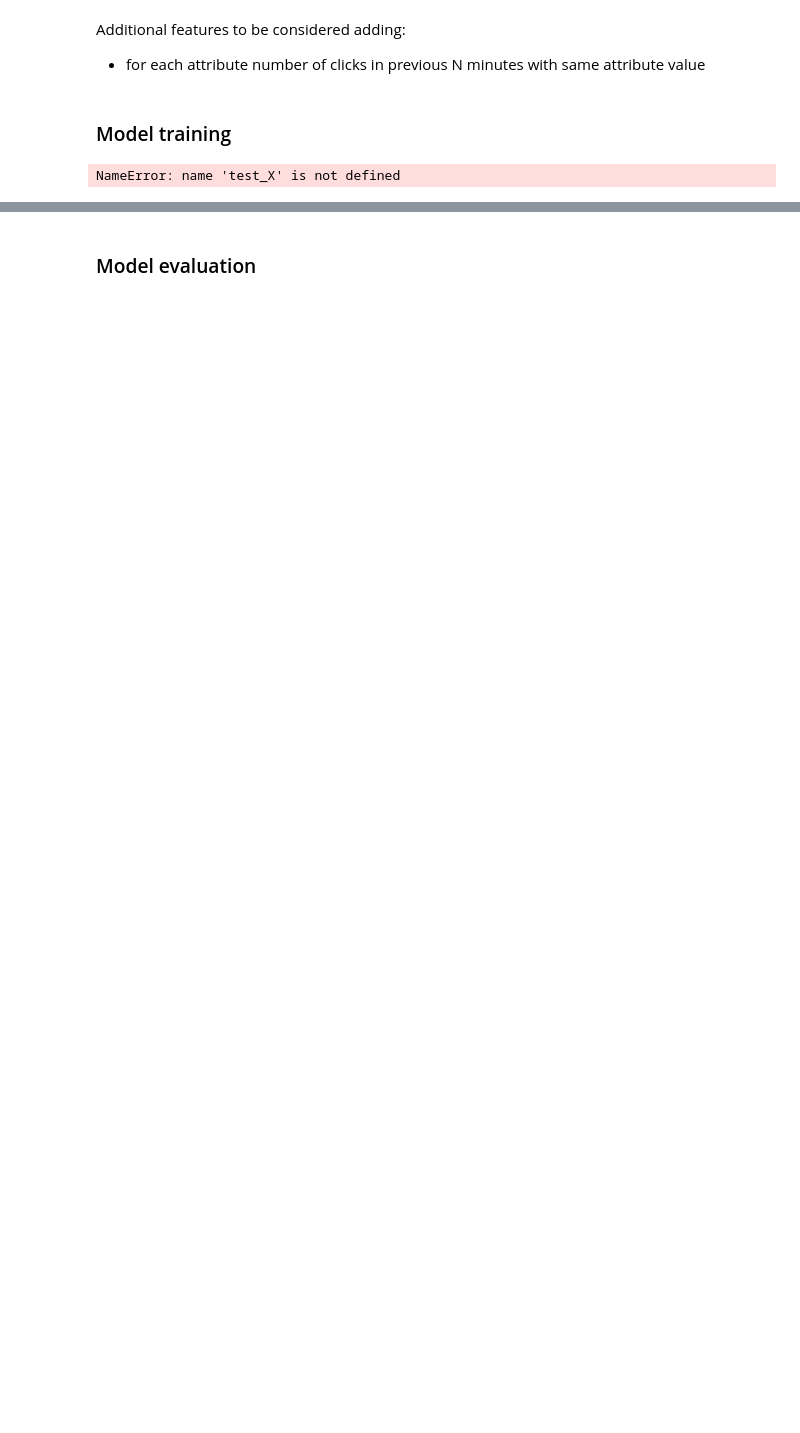
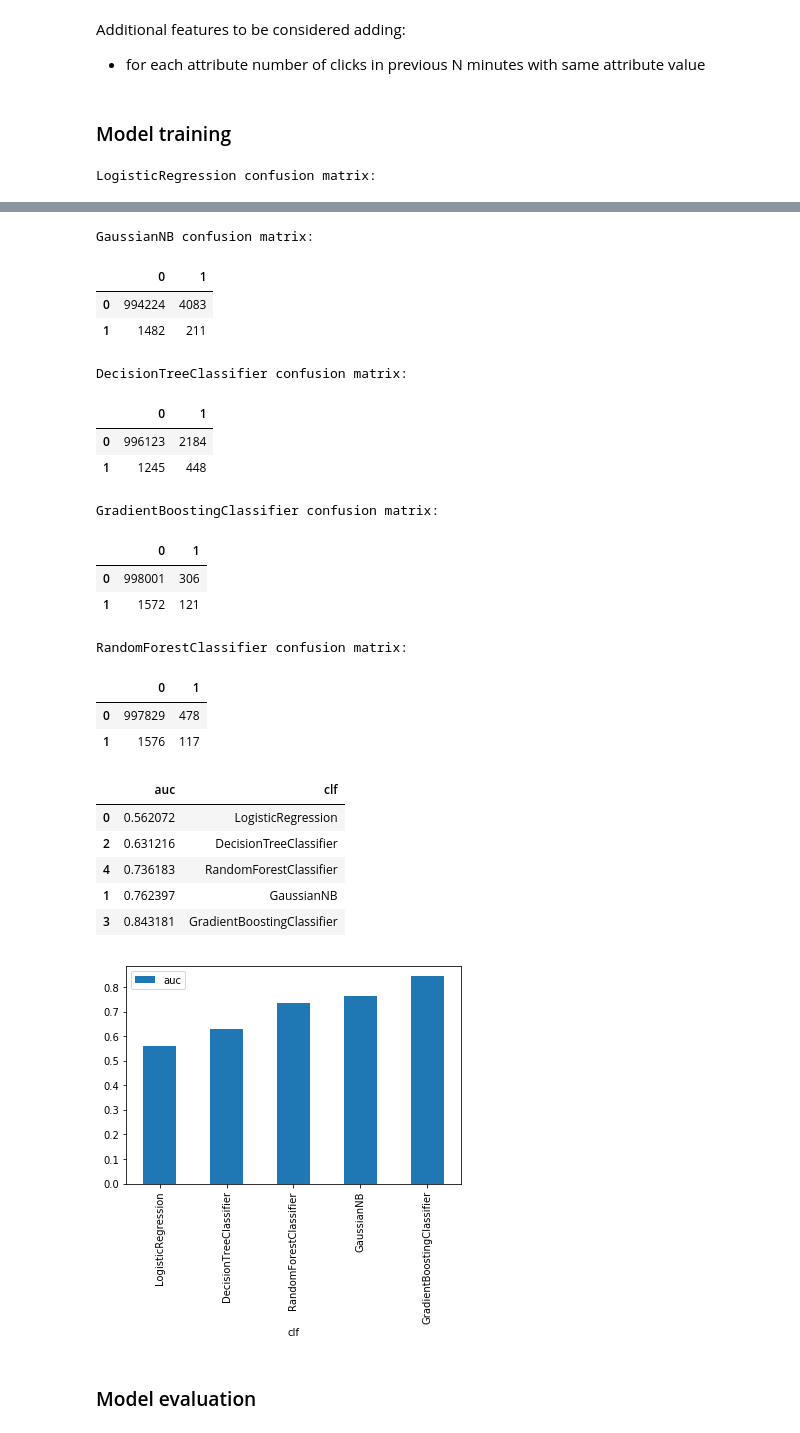
Before and after one commit to dkomlen/kaggle, a Jupyter notebook: talkingdata-adtracking-fraud-detection/fraud-detection.ipynb, the cells around one changed output, grey strips where cells are left out. Drawn from its saved outputs; the diff is of its cells as text; code cells hidden in the pictures; blank space fills up the shorter version.

Commit message:
[MLND] Graph improvements, use random state

```diff
--- a/talkingdata-adtracking-fraud-detection/fraud-detection.ipynb
+++ b/talkingdata-adtracking-fraud-detection/fraud-detection.ipynb
@@ -342,12 +320,15 @@ def evaluate_model(clf):
 results = []
 for clf in [LogisticRegression(),
             GaussianNB(),
-            tree.DecisionTreeClassifier(),
-            GradientBoostingClassifier(),
-            RandomForestClassifier()]:
+            tree.DecisionTreeClassifier(random_state=42),
+            GradientBoostingClassifier(random_state=42),
+            RandomForestClassifier(random_state=42)]:
     clf.fit(train_X, train_y)
     results += evaluate_model(clf)
 
-pd.DataFrame(results)
+results = pd.DataFrame(results).sort_values(by=['auc'])
+
+display(results)
+results.plot.bar(x='clf');
 # %% [output]
-NameError: name 'test_X' is not defined
+LogisticRegression confusion matrix:
@@ -354,3 +338,26 @@ NameError: name 'test_X' is not defined
+GaussianNB confusion matrix:
+|  | 0 | 1 |
+| 0 | 994224 | 4083 |
+| 1 | 1482 | 211 |
+DecisionTreeClassifier confusion matrix:
+|  | 0 | 1 |
+| 0 | 996123 | 2184 |
+| 1 | 1245 | 448 |
+GradientBoostingClassifier confusion matrix:
+|  | 0 | 1 |
+| 0 | 998001 | 306 |
+| 1 | 1572 | 121 |
+RandomForestClassifier confusion matrix:
+|  | 0 | 1 |
+| 0 | 997829 | 478 |
+| 1 | 1576 | 117 |
+|  | auc | clf |
+| 0 | 0.562072 | LogisticRegression |
+| 2 | 0.631216 | DecisionTreeClassifier |
+| 4 | 0.736183 | RandomForestClassifier |
+| 1 | 0.762397 | GaussianNB |
+| 3 | 0.843181 | GradientBoostingClassifier |
+[figure, added]
 # %%
 %%time
 
```
Also changed, not shown: parts of 8 cells of this notebook.
